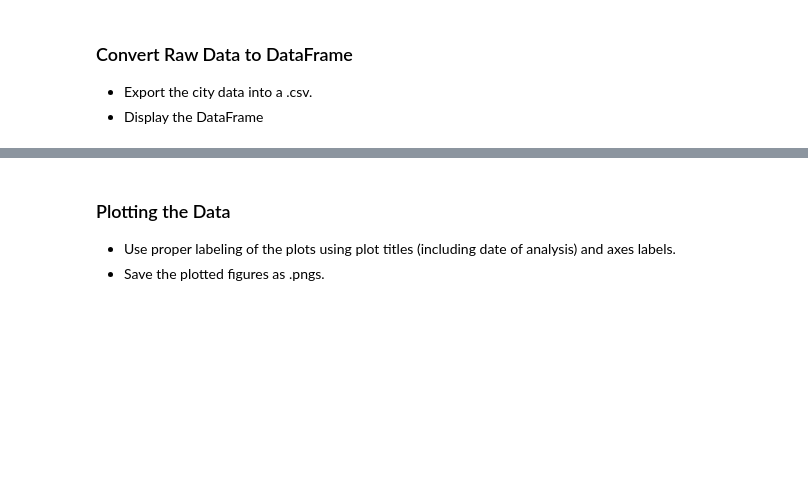
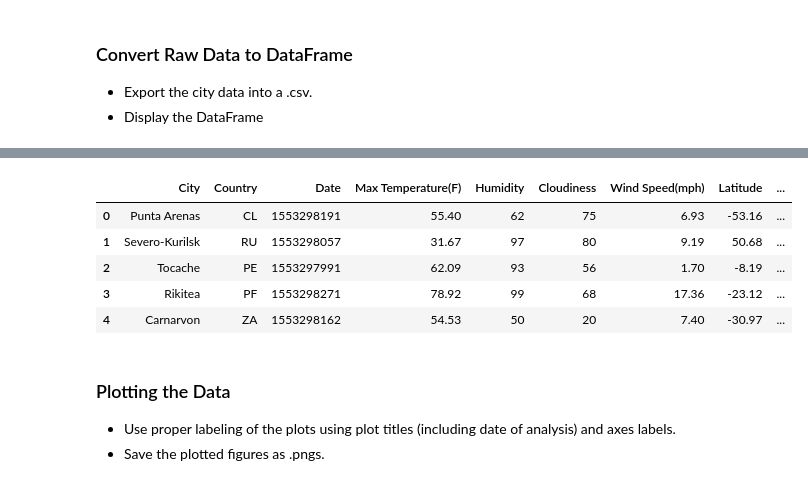
Before and after one commit to Omar-Castillo/Homework, a Jupyter notebook: APIs/starter_code/OC_HW_WeatherPy.ipynb, the cells around one changed output, grey strips where cells are left out. Cells and saved outputs as stored; diff of their text form; code cells hidden in the pictures; blank space fills up the shorter version.

```diff
--- a/APIs/starter_code/OC_HW_WeatherPy.ipynb
+++ b/APIs/starter_code/OC_HW_WeatherPy.ipynb
@@ -280,3 +258,13 @@ dtype: int64
+# %%
+#show data frame
+weather_df.head()
+# %% [output]
+|  | City | Country | Date | Max Temperature(F) | Humidity | Cloudiness | Wind Speed(mph) | Latitude | ... |
+| 0 | Punta Arenas | CL | 1553298191 | 55.40 | 62 | 75 | 6.93 | -53.16 | ... |
+| 1 | Severo-Kurilsk | RU | 1553298057 | 31.67 | 97 | 80 | 9.19 | 50.68 | ... |
+| 2 | Tocache | PE | 1553297991 | 62.09 | 93 | 56 | 1.70 | -8.19 | ... |
+| 3 | Rikitea | PF | 1553298271 | 78.92 | 99 | 68 | 17.36 | -23.12 | ... |
+| 4 | Carnarvon | ZA | 1553298162 | 54.53 | 50 | 20 | 7.40 | -30.97 | ... |
 # %% [markdown]
 ### Plotting the Data
 * Use proper labeling of the plots using plot titles (including date of analysis) and axes labels.
```
Also changed, not shown: parts of 3 cells of this notebook, 1 other file.
